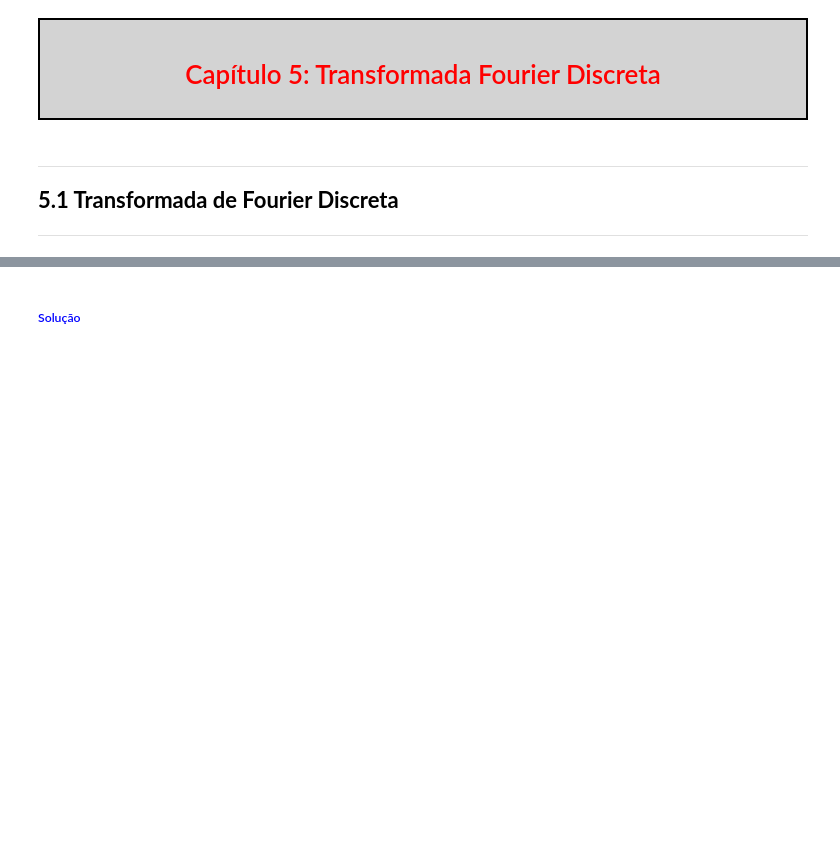
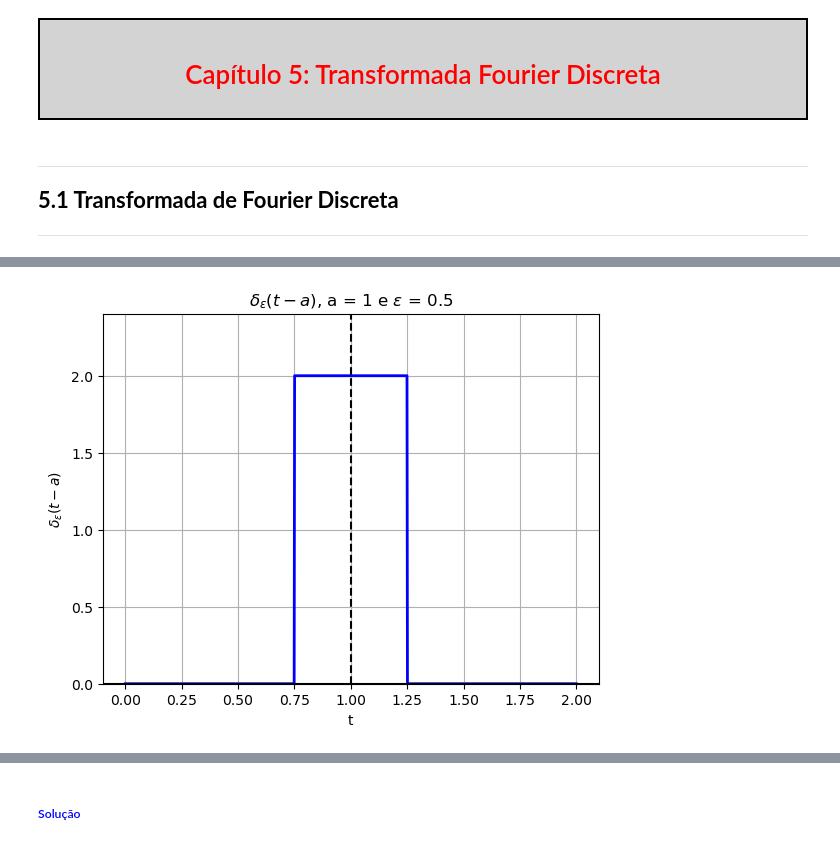
Before and after one commit to ProfAllanIFBA/Metodos_Matematicos_Para_Engenharia, a Jupyter notebook: Capitulo005_Transformada_de_Fourier_Discreta/Capitulo005_Transformada_de_Fourier_Discreta.ipynb, the cells around one changed output, grey strips where cells are left out. Saved outputs shown, nothing was run; the diff lists cells and outputs as text; code cells hidden in the pictures; blank space fills up the shorter version.

```diff
--- a/Capitulo005_Transformada_de_Fourier_Discreta/Capitulo005_Transformada_de_Fourier_Discreta.ipynb
+++ b/Capitulo005_Transformada_de_Fourier_Discreta/Capitulo005_Transformada_de_Fourier_Discreta.ipynb
@@ -22,0 +59,30 @@
+# %%
+import numpy as np
+import matplotlib.pyplot as plt
+
+# Função retangular para aproximar a delta de Dirac
+def delta_epsilon(t, a, epsilon):
+    return np.where(np.abs(t - a) < epsilon / 2, 1 / epsilon, 0)
+
+# Parâmetros ajustáveis
+a = 1  # Posição de 'a'
+epsilon = 0.5  # Largura do intervalo epsilon
+
+# Geração dos valores de 't'
+t = np.linspace(0, 2, 1000)
+
+# Cálculo da função delta aproximada
+delta_approx = delta_epsilon(t, a, epsilon)
+
+# Criação do gráfico
+plt.plot(t, delta_approx, color='blue', linewidth=2)
+plt.axvline(x=a, color='black', linestyle='--', label=f'a = {a}')
+plt.axhline(0, color='black')
+plt.title(r'$\delta_\epsilon(t - a)$, a = {} e $\epsilon$ = {}'.format(a, epsilon))
+plt.xlabel('t')
+plt.ylabel(r'$\delta_\epsilon(t - a)$')
+plt.ylim(0, 1.2 / epsilon)
+plt.grid(True)
+plt.show()
+# %% [output]
+[figure, added]
```
Also changed, not shown: parts of 42 cells of this notebook.
